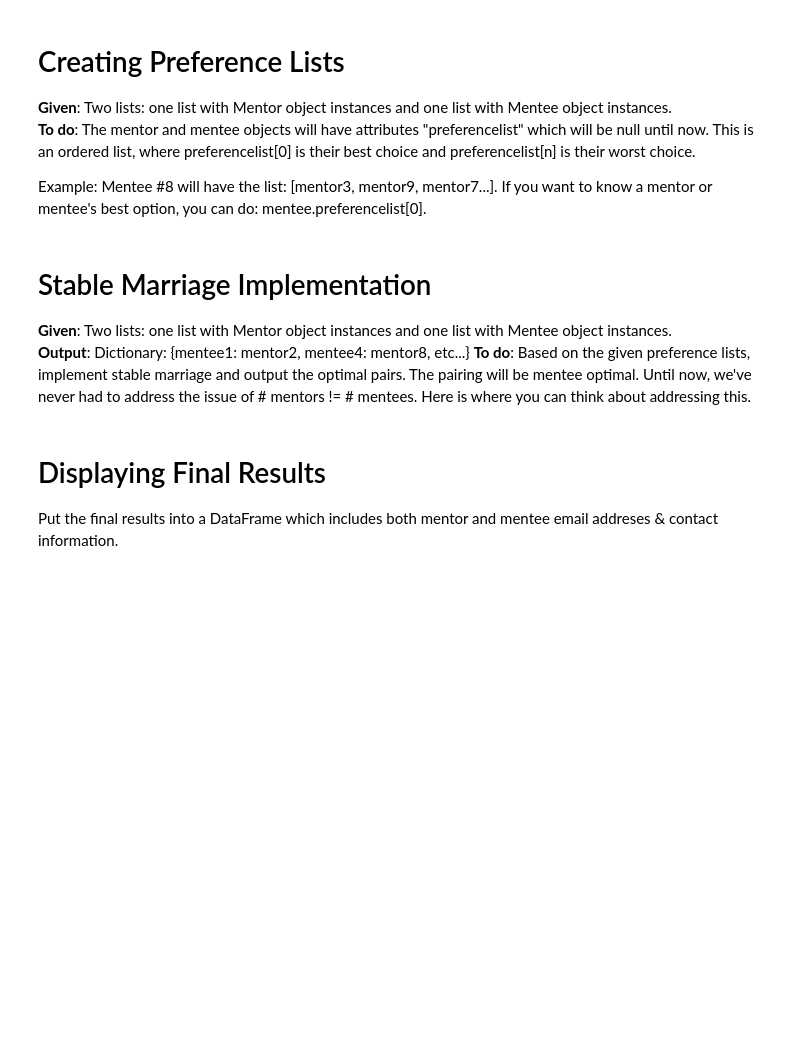
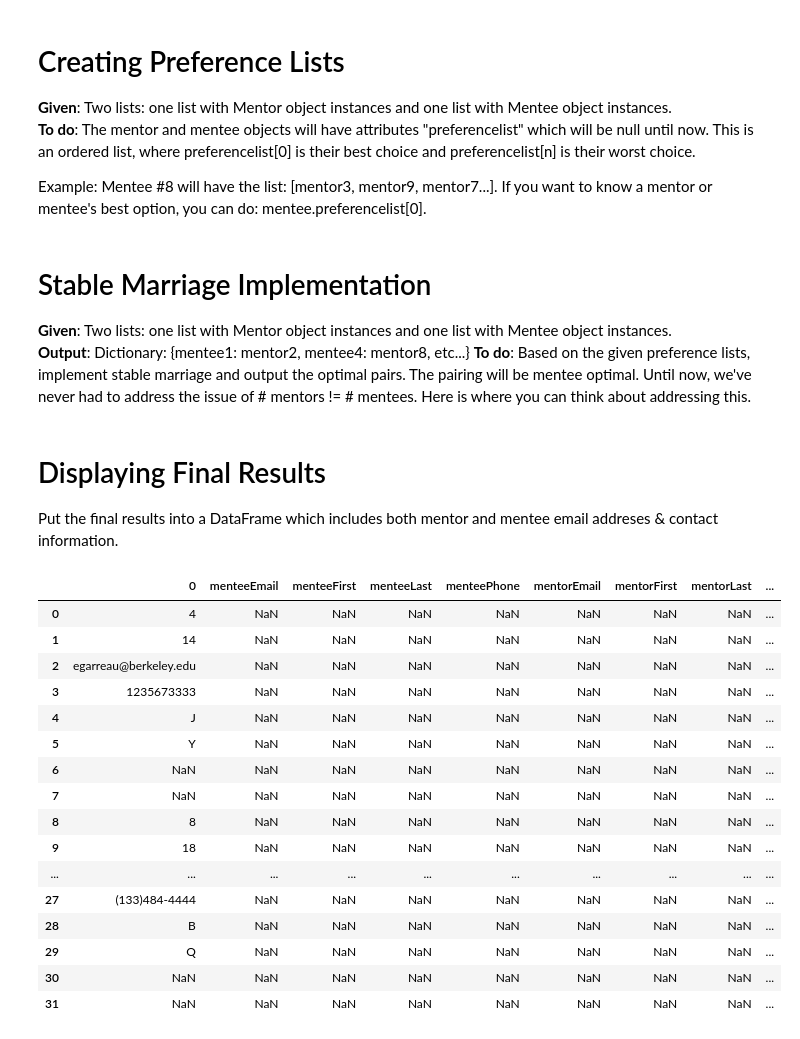
Before and after one commit to elysegarreau/ursatechmentorshipmatching, a Jupyter notebook: she256 Mentorship Matching Project.ipynb, the cells around one changed output. Saved outputs shown, nothing was run; the diff lists cells and outputs as text; code cells hidden in the pictures; blank space fills up the shorter version.

Commit message:
Update with TODO's

```diff
--- a/she256 Mentorship Matching Project.ipynb
+++ b/she256 Mentorship Matching Project.ipynb
@@ -12,0 +134,20 @@ Example: We take row 5 of mentee data and create a new Mentee(), and assign it a
+# %%
+#changing the columns
+re = {"What are your professional interests/passions?": "interests",
+     "Phone number": "phone",
+     "Email Address": "email",
+     "What are some of your hobbies/interests?": "hobbies",
+     "What is your main goal for this mentorship program?": "goal",
+     "Where are you geographically located?": "location",
+     "At university, what major(s)/course(s) of study did you pursue?": "major",
+     "What is your current occupation?": "current_job",
+     "What is your Myers-Briggs personality type?": "personality",
+     "On a scale of 1 to 5, how introverted or extraverted are you?": "introversion",
+     "Would you like to be paired with someone who is extraverted or introverted, or are both fine?": "introversion_pair",
+     "How often can you meet with your mentee?": "how_often",
+     "What is your experience with blockchain?": "blockchain_experience",
+     "On a scale of 1 to 5, what is your level of technical expertise?": "technical_expertise",
+     "Why are you interested in blockchain?":"why_blockchain",
+     "Why do you think blockchain is important?":"blockchain_importance"}
+mentors = mentors.rename(columns=re)
+mentors.head()
@@ -81,3 +375,54 @@ def stableMarriage(mentorPrefs, menteePrefs):
 # %% [markdown]
 # Displaying Final Results
 Put the final results into a DataFrame which includes both mentor and mentee email addreses & contact information.
+# %%
+columnsList = ["menteeFirst", "menteeLast", "menteeEmail", "menteePhone", "mentorFirst", "mentorLast", "mentorEmail", "mentorPhone"]
+final = pd.DataFrame(columns = columnsList)
+
+proposals = {3:-2, 5:-6, 8:-9, 4:-10}
+proposalKeys = proposals.keys()
+
+#mentee or mentor List = {id: Object}
+
+for i in proposalKeys:
+    currMentee = i
+    currMenteeObject = menteesList.get(currMentee)
+
+    menteeFirst = currMenteeObject.first
+    menteeLast = currMenteeObject.last
+    menteeEmail = currMenteeObject.email
+    menteePhone = currMenteeObject.phone
+
+    currMentor = proposals.get(i)
+    currMentorObject = mentorsList.get(currMentor)
+
+    mentorFirst = currMentorObject.first
+    mentorLast = currMentorObject.last
+    mentorEmail = currMentorObject.email
+    mentorPhone = currMentorObject.phone
+
+    currValues = [menteeFirst, menteeLast, menteeEmail, menteePhone, mentorFirst, mentorLast, mentorEmail, mentorPhone]
+
+    curr = pd.Series(currValues)
+    final = pd.concat([curr, final], ignore_index = True)
+
+#TODO: what is going on here?
+display(final)
+# %% [output]
+|  | 0 | menteeEmail | menteeFirst | menteeLast | menteePhone | mentorEmail | mentorFirst | mentorLast | ... |
+| 0 | 4 | NaN | NaN | NaN | NaN | NaN | NaN | NaN | ... |
+| 1 | 14 | NaN | NaN | NaN | NaN | NaN | NaN | NaN | ... |
+| 2 | egarreau@berkeley.edu | NaN | NaN | NaN | NaN | NaN | NaN | NaN | ... |
+| 3 | 1235673333 | NaN | NaN | NaN | NaN | NaN | NaN | NaN | ... |
+| 4 | J | NaN | NaN | NaN | NaN | NaN | NaN | NaN | ... |
+| 5 | Y | NaN | NaN | NaN | NaN | NaN | NaN | NaN | ... |
+| 6 | NaN | NaN | NaN | NaN | NaN | NaN | NaN | NaN | ... |
+| 7 | NaN | NaN | NaN | NaN | NaN | NaN | NaN | NaN | ... |
+| 8 | 8 | NaN | NaN | NaN | NaN | NaN | NaN | NaN | ... |
+| 9 | 18 | NaN | NaN | NaN | NaN | NaN | NaN | NaN | ... |
+| ... | ... | ... | ... | ... | ... | ... | ... | ... | ... |
+| 27 | (133)484-4444 | NaN | NaN | NaN | NaN | NaN | NaN | NaN | ... |
+| 28 | B | NaN | NaN | NaN | NaN | NaN | NaN | NaN | ... |
+| 29 | Q | NaN | NaN | NaN | NaN | NaN | NaN | NaN | ... |
+| 30 | NaN | NaN | NaN | NaN | NaN | NaN | NaN | NaN | ... |
+| 31 | NaN | NaN | NaN | NaN | NaN | NaN | NaN | NaN | ... |
```
Also changed, not shown: parts of 11 cells of this notebook.
